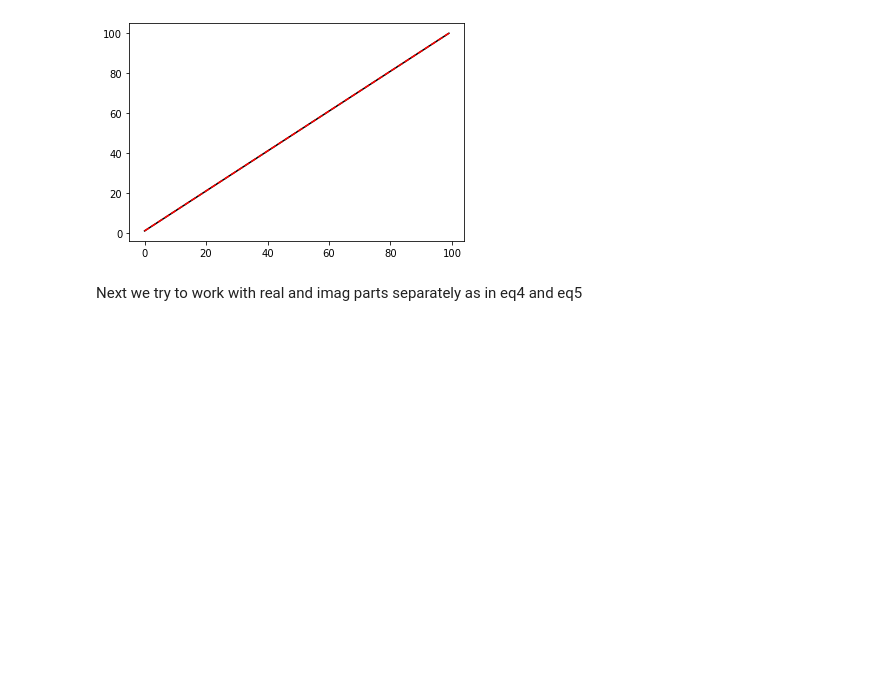
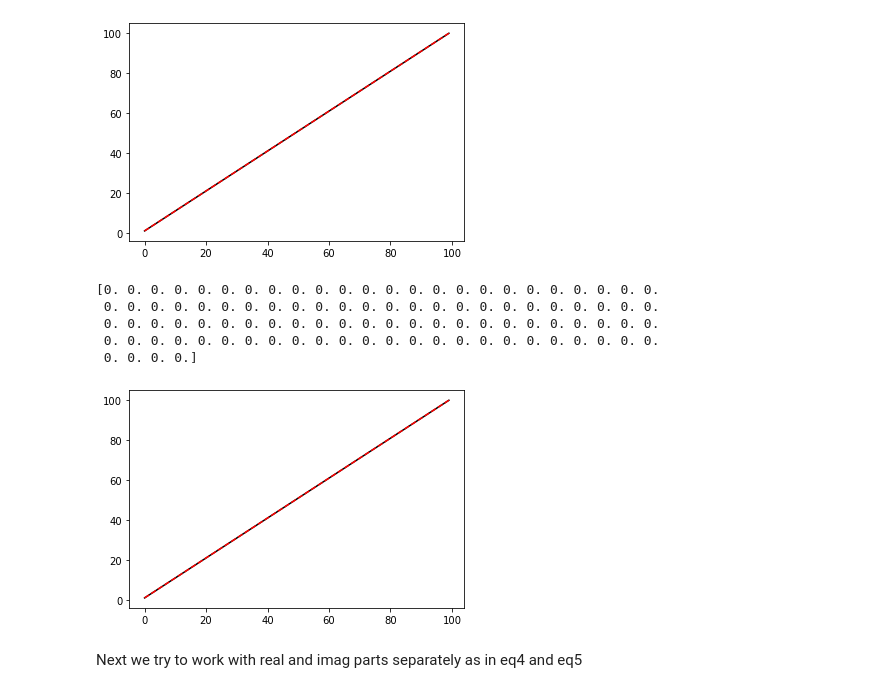
Before and after one commit to PyLops/pylops_notebooks, a Jupyter notebook: developement/ComplexMatmul.ipynb, the cells around one changed output. Drawn from its saved outputs; the diff is of its cells as text; code cells hidden in the pictures; blank space fills up the shorter version.

```diff
--- a/developement/ComplexMatmul.ipynb
+++ b/developement/ComplexMatmul.ipynb
@@ -148,6 +164,24 @@ print(np.imag(xinv))
  0. 0. 0. 0. 0. 0. 0. 0. 0. 0. 0. 0. 0. 0. 0. 0. 0. 0. 0. 0. 0. 0. 0. 0.
  0. 0. 0. 0.]
 [figure]
+# %%
+Aop = MatrixMult(A)
+Aop = Aop.toreal(forw=False, adj=True)
+
+xinv = Aop.div(y)
+
+plt.figure()
+plt.plot(x, 'k')
+plt.plot(np.real(xinv), '--r')
+
+print(np.imag(xinv))
+# %% [output]
+[0. 0. 0. 0. 0. 0. 0. 0. 0. 0. 0. 0. 0. 0. 0. 0. 0. 0. 0. 0. 0. 0. 0. 0.
+ 0. 0. 0. 0. 0. 0. 0. 0. 0. 0. 0. 0. 0. 0. 0. 0. 0. 0. 0. 0. 0. 0. 0. 0.
+ 0. 0. 0. 0. 0. 0. 0. 0. 0. 0. 0. 0. 0. 0. 0. 0. 0. 0. 0. 0. 0. 0. 0. 0.
+ 0. 0. 0. 0. 0. 0. 0. 0. 0. 0. 0. 0. 0. 0. 0. 0. 0. 0. 0. 0. 0. 0. 0. 0.
+ 0. 0. 0. 0.]
+[figure, added]
 # %% [markdown]
 Next we try to work with real and imag parts separately as in eq4 and eq5
 # %%
```
Also changed, not shown: parts of 15 cells of this notebook, 1 other file.
